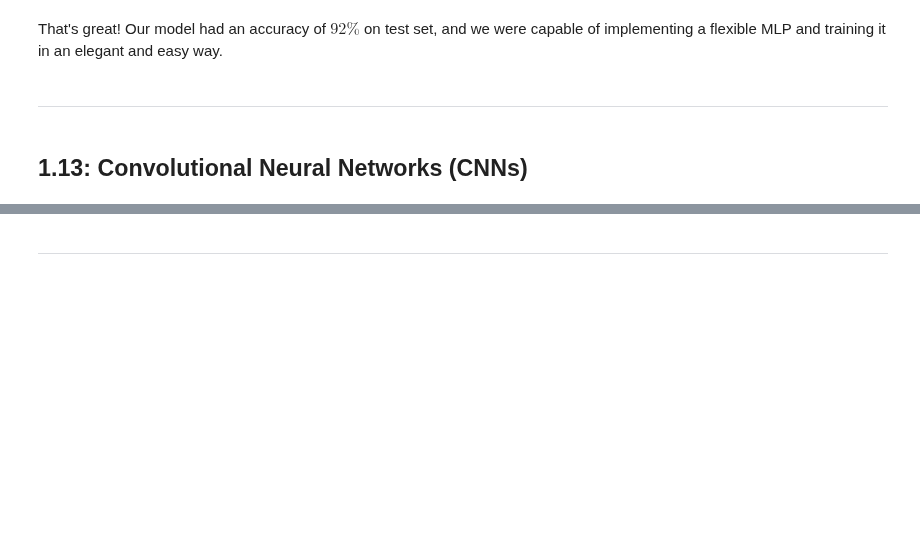
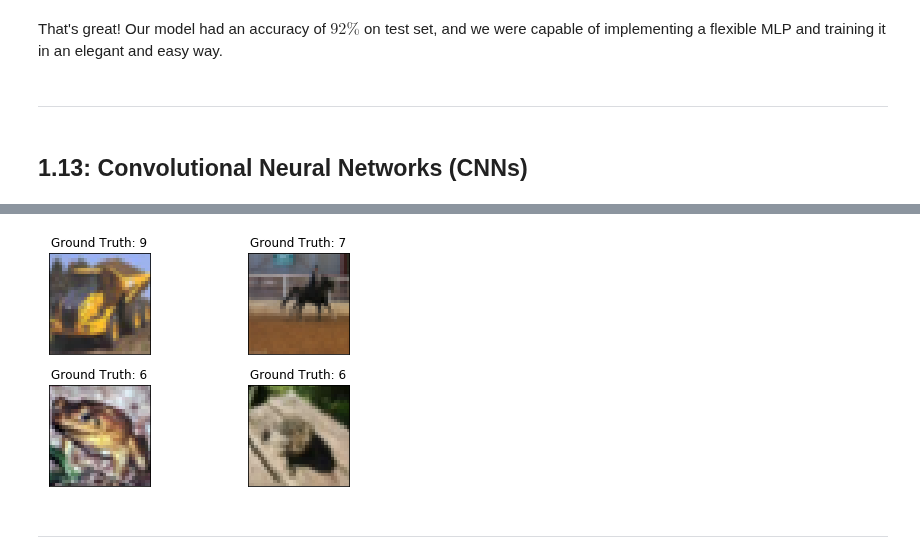
Before and after one commit to caiodeberaldini/pytorch-tutorial, a Jupyter notebook: pytorch-tutorial.ipynb, the cells around one changed output, grey strips where cells are left out. Drawn from its saved outputs; the diff is of its cells as text; code cells hidden in the pictures; blank space fills up the shorter version.

```diff
--- a/pytorch-tutorial.ipynb
+++ b/pytorch-tutorial.ipynb
@@ -1297,2 +1330,27 @@ That's great! Our model had an accuracy of $92\%$ on test set, and we were capab
+# %%
+class Normalize():
+
+    def __call__(self, sample):
+        return sample/255
+# %%
+composed = torchvision.transforms.Compose([torchvision.transforms.ToTensor(), Normalize()])
+train_dataset = torchvision.datasets.CIFAR10(root='./data', train=True, transform=composed, download=True)
+train_dataloader = DataLoader(dataset=train_dataset, batch_size=4, shuffle=True)
+# %%
+examples = enumerate(train_dataloader)
+batch_idx, (example_features, example_targets) = next(examples)
+# %%
+fig = plt.figure()
+
+for i in range(4):
+    plt.subplot(2, 2, i+1)
+    plt.tight_layout()
+    plt.imshow(example_features[i].transpose(0, 1).transpose(1, 2)*255)
+    plt.title(r'Ground Truth: {label}'.format(label=example_targets[i]))
+    plt.xticks([])
+    plt.yticks([])
+fig.show()
+# %% [output]
+[figure, added]
 # %% [markdown]
 ---
```
Also changed, not shown: parts of 6 cells of this notebook.
